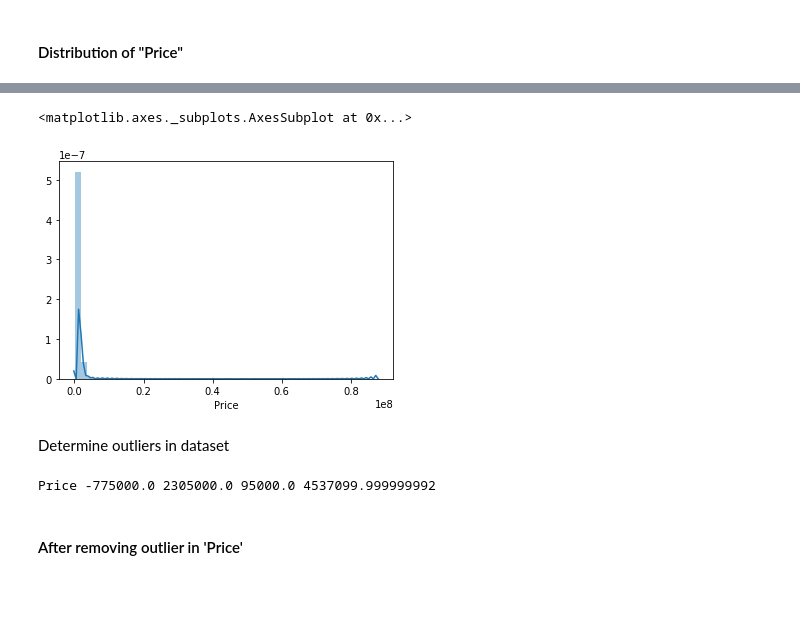
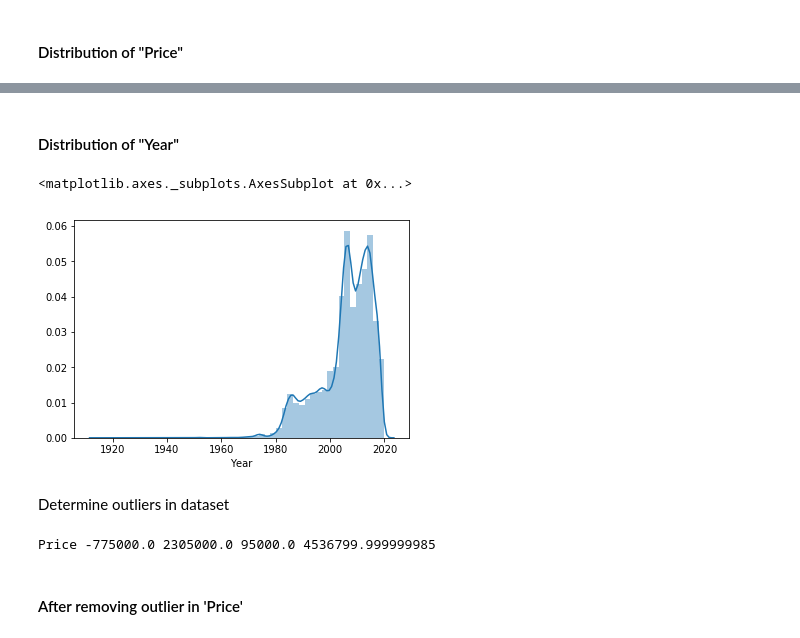
Before and after one commit to pintuiitbhi/car-price-pred, a Jupyter notebook: car_prices.ipynb, the cells around one changed output, grey strips where cells are left out. Saved outputs shown, nothing was run; the diff lists cells and outputs as text; code cells hidden in the pictures; blank space fills up the shorter version.

```diff
--- a/car_prices.ipynb
+++ b/car_prices.ipynb
@@ -24,9 +27,9 @@ warnings.filterwarnings('ignore')
 # %% [markdown]
 ## <a id="1"> 1. Importing Data </a>
 # %%
-df1 = pd.read_csv('OLX_Car_Data_CSV.csv',encoding= 'latin1')
-df2 = df1.sample(frac=1).reset_index(drop=True)# shuffle
-nRow, nCol = df1.shape
+df2 = pd.read_csv('OLX_Car_Data_CSV.csv',encoding= 'latin1')
+df2 = df2.sample(frac=1).reset_index(drop=True)# shuffle
+nRow, nCol = df2.shape
 print(f'There are {nRow} rows and {nCol} columns')
 # %% [output]
 There are 24973 rows and 9 columns
@@ -71,0 +97,3 @@ df2['Transaction Type'].fillna(value='unknown', inplace=True)
+# %%
+df2['KMs Driven'].fillna((df2['KMs Driven'].mean()),inplace = True) #average data
+# df2['Year'].fillna(df2['Year'].value_counts().index[0],inplace = True) #most frequent data
@@ -121,8 +175,10 @@ df2.describe()
+# %% [markdown]
+#### Distribution of "Year"
 # %%
-sns.distplot(df2["Price"])
+sns.distplot(df2["Year"])
 # %% [output]
 <matplotlib.axes._subplots.AxesSubplot at 0x...>
-[figure, old version]
+[figure, new version]
 # %% [markdown]
 Determine outliers in dataset
 # %%
@@ -137,10 +193,10 @@ for i in cols:
     upper_bound = quartile_3 + (1.5*IQR)
     print(i,lower_bound,upper_bound,quartile_f,quartile_l)
 
-    df3[i].loc[df3[i] < lower_bound] = quartile_f
-    df3[i].loc[df3[i] > upper_bound] = quartile_l
+    df2[i].loc[df2[i] < lower_bound] = quartile_f
+    df2[i].loc[df2[i] > upper_bound] = quartile_l
 # %% [output]
-Price -775000.0 2305000.0 95000.0 4537099.999999992
+Price -775000.0 2305000.0 95000.0 4536799.999999985
 # %%
 def remove_outlier(df_in, col_name):
     q1 = df_in[col_name].quantile(0.25)
```
Also changed, not shown: parts of 73 cells of this notebook.
